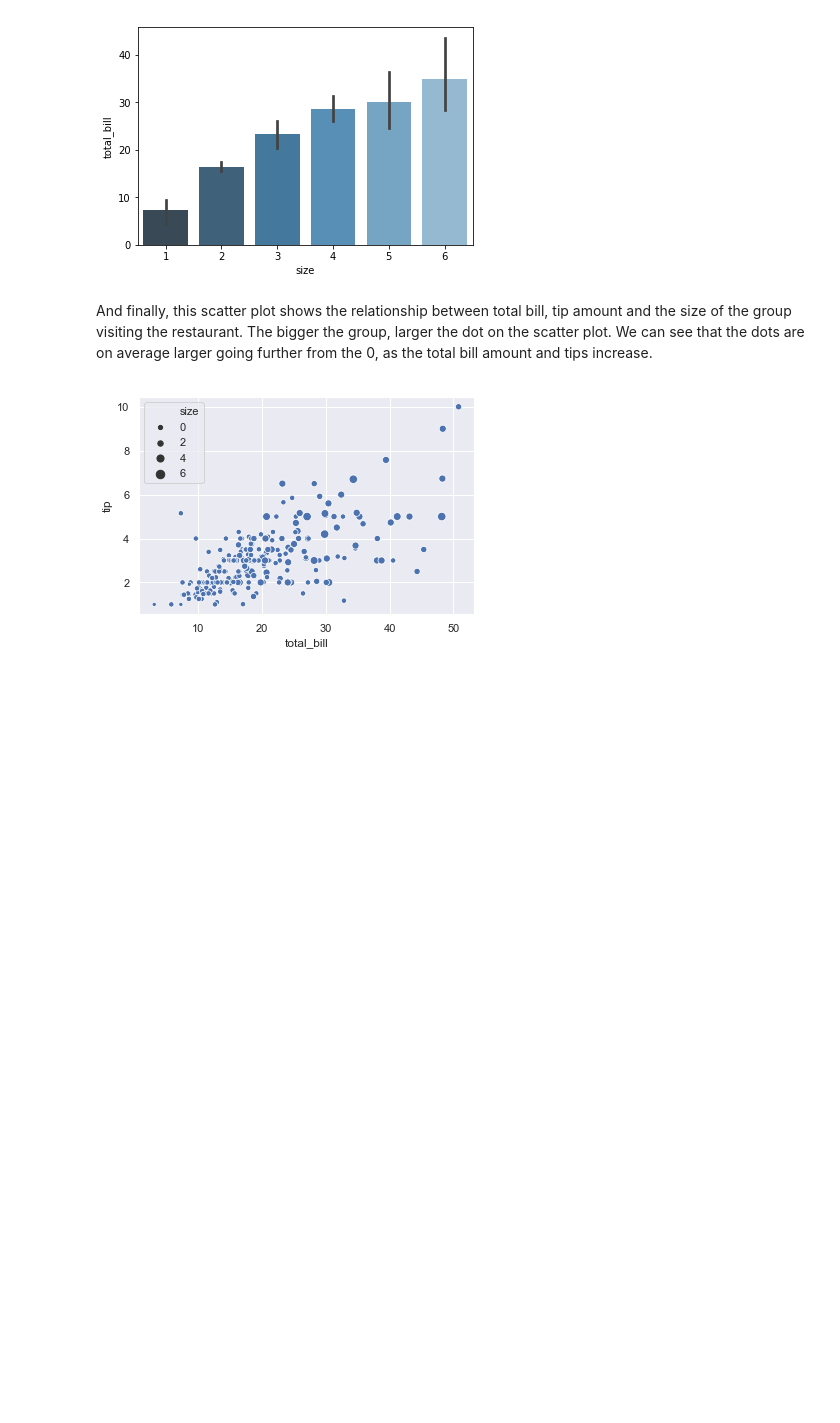
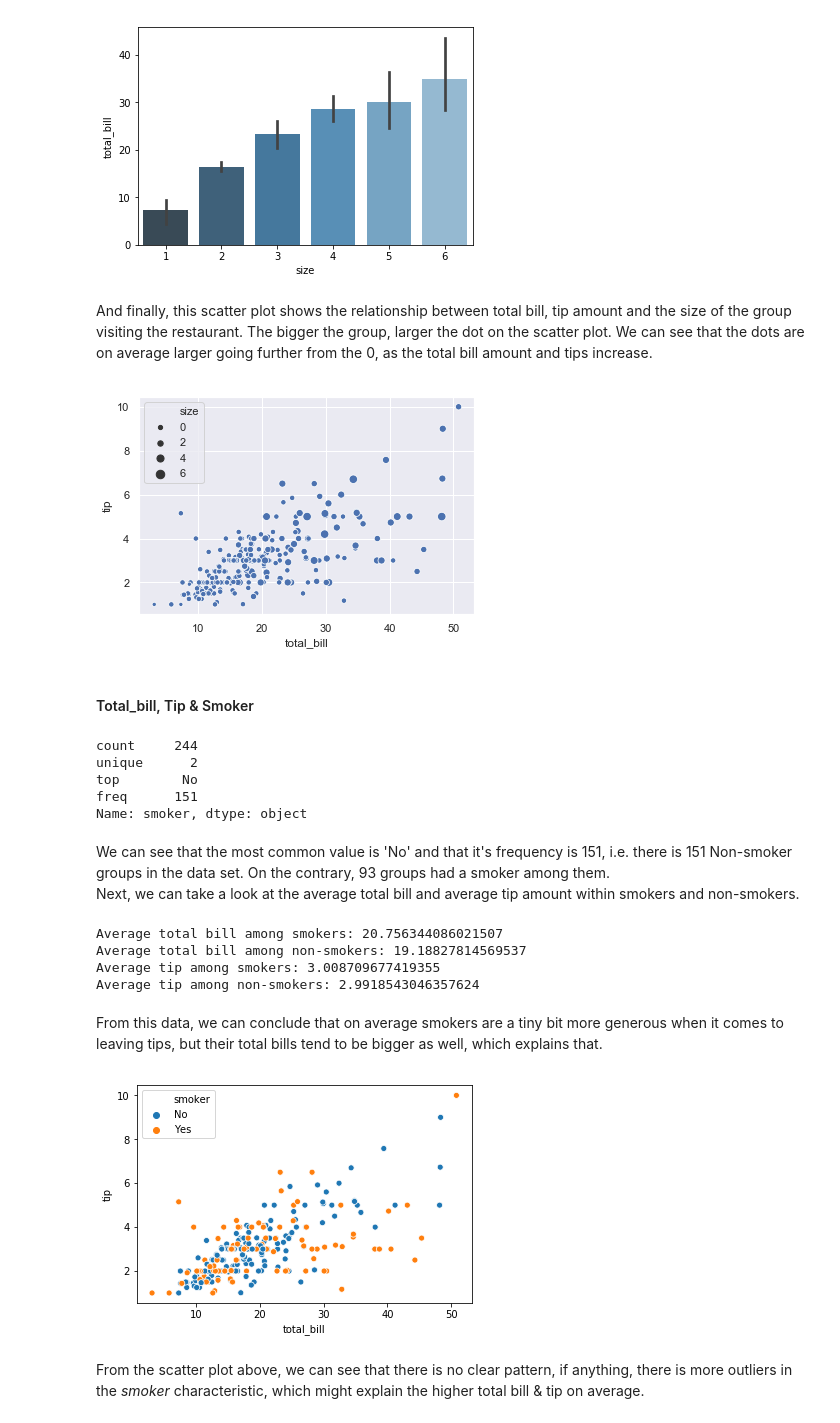
Before and after one commit to vukasm/project-2019-fundda, a Jupyter notebook: tips-dataset.ipynb, the cells around one changed output. Cells and saved outputs as stored; diff of their text form; code cells hidden in the pictures; blank space fills up the shorter version.

```diff
--- a/tips-dataset.ipynb
+++ b/tips-dataset.ipynb
@@ -256,3 +272,34 @@ And finally, this scatter plot shows the relationship between total bill, tip am
 scatter = sns.scatterplot(x="total_bill", y="tip", size="size",data=df)
 # %% [output]
 [figure]
+# %% [markdown]
+#### Total_bill, Tip & Smoker
+# %%
+df['smoker'].describe()
+# %% [output]
+count     244
+unique      2
+top        No
+freq      151
+Name: smoker, dtype: object
+# %% [markdown]
+We can see that the most common value is 'No' and that it's frequency is 151, i.e. there is 151 Non-smoker groups in the data set. On the contrary, 93 groups had a smoker among them.
+Next, we can take a look at the average total bill and average tip amount within smokers and non-smokers.
+# %%
+print("Average total bill among smokers:", df[df["smoker"] == "Yes"]["total_bill"].mean())
+print("Average total bill among non-smokers:", df[df["smoker"] == "No"]["total_bill"].mean())
+print("Average tip among smokers:", df[df["smoker"] == "Yes"]["tip"].mean())
+print("Average tip among non-smokers:", df[df["smoker"] == "No"]["tip"].mean())
+# %% [output]
+Average total bill among smokers: 20.756344086021507
+Average total bill among non-smokers: 19.18827814569537
+Average tip among smokers: 3.008709677419355
+Average tip among non-smokers: 2.9918543046357624
+# %% [markdown]
+From this data, we can conclude that on average smokers are a tiny bit more generous when it comes to leaving tips, but their total bills tend to be bigger as well, which explains that.
+# %%
+scatter = sns.scatterplot(x="total_bill", y="tip", hue="smoker",data=df)
+# %% [output]
+[figure, added]
+# %% [markdown]
+From the scatter plot above, we can see that there is no clear pattern, if anything, there is more outliers in the *smoker* characteristic, which might explain the higher total bill & tip on average.
```
Also changed, not shown: parts of 7 cells of this notebook.
